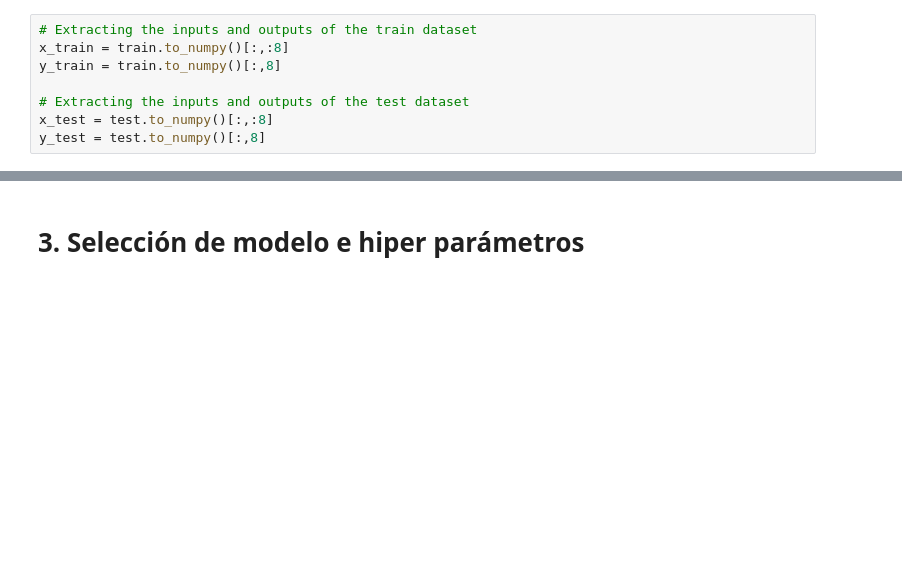
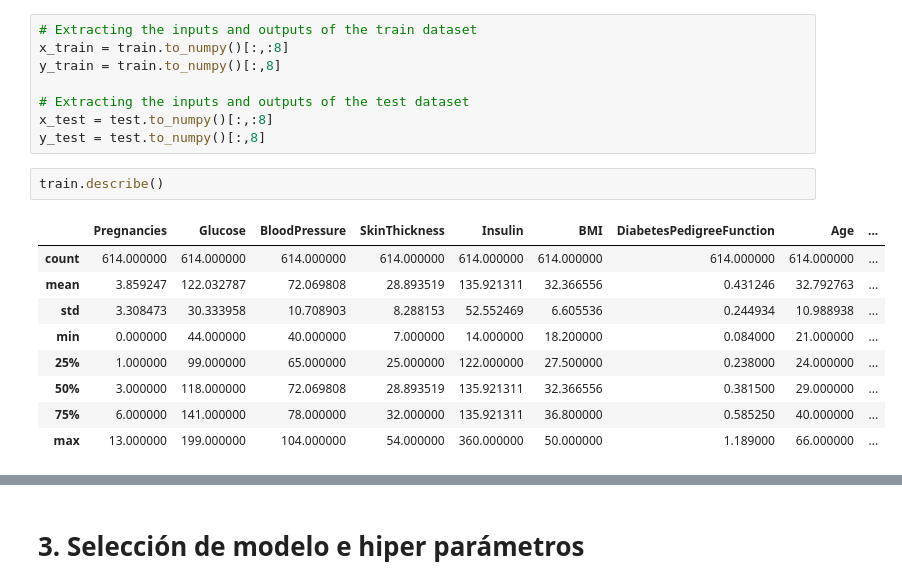
Before and after one commit to Kammann123/nn-tp1, a Jupyter notebook: notebooks/tp1-ej2-modelo.ipynb, the cells around one changed output, grey strips where cells are left out. Saved outputs shown, nothing was run; the diff lists cells and outputs as text; blank space fills up the shorter version.

```diff
--- a/notebooks/tp1-ej2-modelo.ipynb
+++ b/notebooks/tp1-ej2-modelo.ipynb
@@ -99,3 +87,15 @@ y_train = train.to_numpy()[:,8]
 # Extracting the inputs and outputs of the test dataset
 x_test = test.to_numpy()[:,:8]
 y_test = test.to_numpy()[:,8]
+# %%
+train.describe()
+# %% [output]
+|  | Pregnancies | Glucose | BloodPressure | SkinThickness | Insulin | BMI | DiabetesPedigreeFunction | Age | ... |
+| count | 614.000000 | 614.000000 | 614.000000 | 614.000000 | 614.000000 | 614.000000 | 614.000000 | 614.000000 | ... |
+| mean | 3.859247 | 122.032787 | 72.069808 | 28.893519 | 135.921311 | 32.366556 | 0.431246 | 32.792763 | ... |
+| std | 3.308473 | 30.333958 | 10.708903 | 8.288153 | 52.552469 | 6.605536 | 0.244934 | 10.988938 | ... |
+| min | 0.000000 | 44.000000 | 40.000000 | 7.000000 | 14.000000 | 18.200000 | 0.084000 | 21.000000 | ... |
+| 25% | 1.000000 | 99.000000 | 65.000000 | 25.000000 | 122.000000 | 27.500000 | 0.238000 | 24.000000 | ... |
+| 50% | 3.000000 | 118.000000 | 72.069808 | 28.893519 | 135.921311 | 32.366556 | 0.381500 | 29.000000 | ... |
+| 75% | 6.000000 | 141.000000 | 78.000000 | 32.000000 | 135.921311 | 36.800000 | 0.585250 | 40.000000 | ... |
+| max | 13.000000 | 199.000000 | 104.000000 | 54.000000 | 360.000000 | 50.000000 | 1.189000 | 66.000000 | ... |
```
Also changed, not shown: parts of 21 cells of this notebook, 3 other files.
